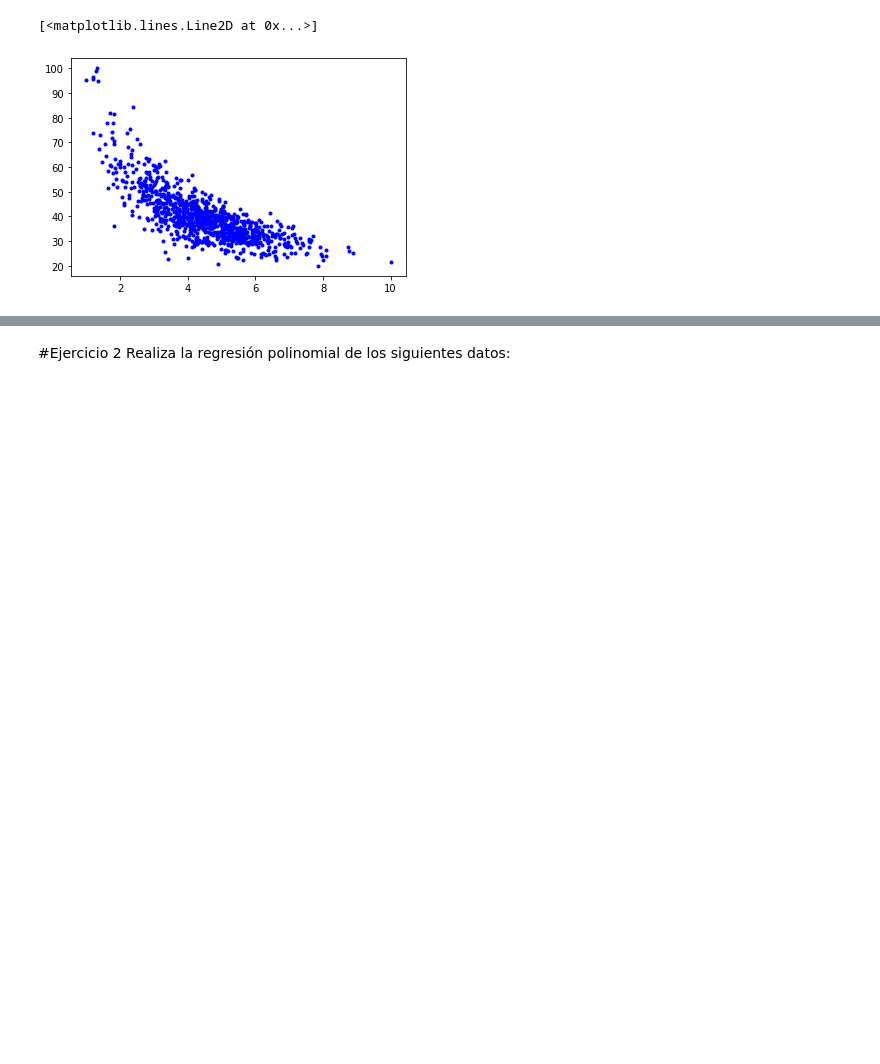
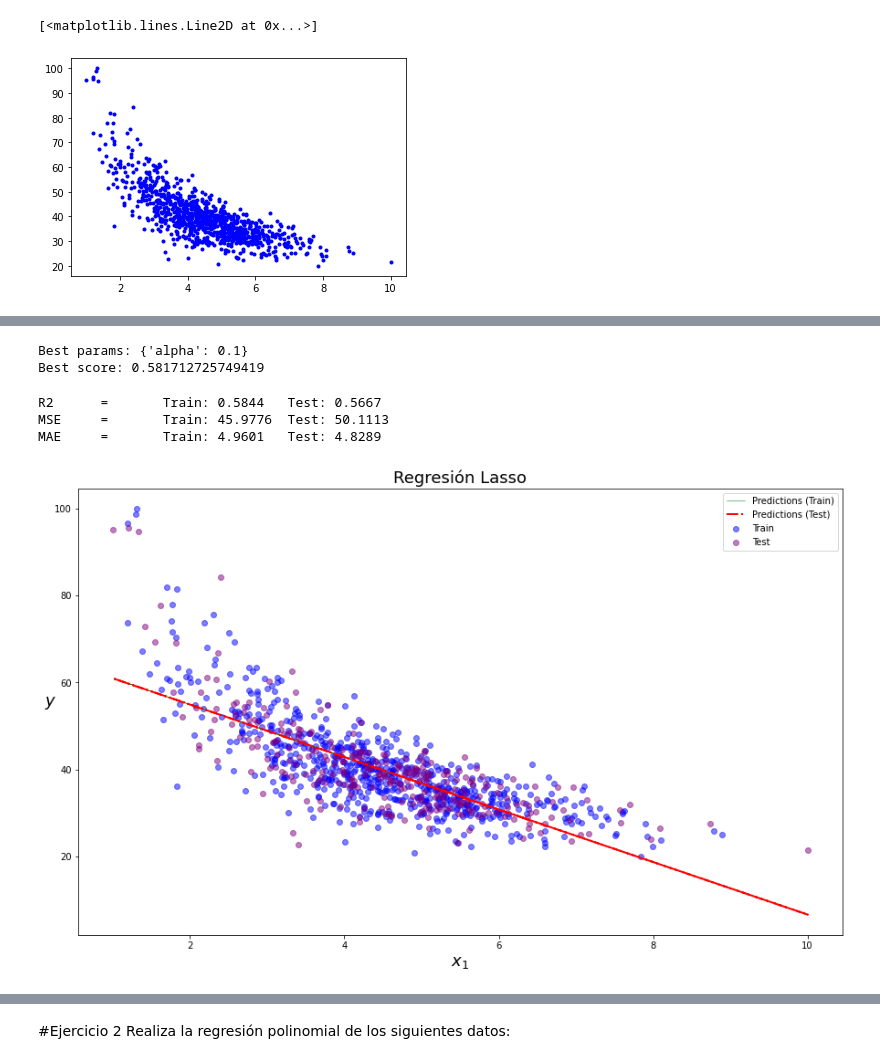
Before and after one commit to PosgradoMNA/actividades-de-aprendizaje-cardonasebastian, a Jupyter notebook: TecMty_Regresion_lineal_polinomial.ipynb, the cells around one changed output, grey strips where cells are left out. Saved outputs shown, nothing was run; the diff lists cells and outputs as text; code cells hidden in the pictures; blank space fills up the shorter version.

```diff
--- a/TecMty_Regresion_lineal_polinomial.ipynb
+++ b/TecMty_Regresion_lineal_polinomial.ipynb
@@ -317,0 +548,70 @@ NameError: ignored
+# %%
+grid = GridSearchCV(
+    estimator=Lasso(random_state=35),
+    param_grid={
+      'alpha': [0.001, 0.01, 0.1, 1, 10, 100, 1000],
+    },
+    cv=5,
+    n_jobs=-1,
+)
+
+res = grid.fit(X_train, y_train)
+print ("Best params:", res.best_params_)
+print ("Best score:", res.best_score_)
+# %% [output]
+Best params: {'alpha': 0.1}
+Best score: 0.581712725749419
+# %%
+lasso_model = Lasso(alpha=0.1)
+lasso_model.fit(X_train, y_train)
+
+y_hat_train_lasso = lasso_model.predict(X_train)
+y_hat_test_lasso = lasso_model.predict(X_test)
+
+print(
+  "R2 \t= \tTrain: %.4f\tTest: %.4f" %
+  (r2_score(y_train,y_hat_train_lasso), r2_score(y_test, y_hat_test_lasso))
+)
+
+print(
+  "MSE \t= \tTrain: %.4f\tTest: %.4f" %
+  (mean_squared_error(y_train,y_hat_train_lasso), mean_squared_error(y_test,y_hat_test_lasso))
+)
+
+print(
+  "MAE \t= \tTrain: %.4f\tTest: %.4f" %
+  (mean_absolute_error(y_train,y_hat_train_lasso), mean_absolute_error(y_test,y_hat_test_lasso))
+)
+
+
+
+nombres.append('Lasso')
+scores_r2.append([
+    r2_score(y_train, y_hat_train_lasso),
+    r2_score(y_test, y_hat_test_lasso),
+])
+
+scores_mae.append([
+    mean_absolute_error(y_train, y_hat_train_lasso),
+    mean_absolute_error(y_test, y_hat_test_lasso),
+])
+# %% [output]
+R2      =       Train: 0.5844   Test: 0.5667
+MSE     =       Train: 45.9776  Test: 50.1113
+MAE     =       Train: 4.9601   Test: 4.8289
+# %%
+plt.figure (figsize=(15, 9))
+
+plt.scatter(X_train, y_train, label='Train', color='blue', alpha=0.5)
+plt.scatter(X_test, y_test, label='Test', color='purple', alpha=0.5)
+plt.plot(X_train, y_hat_train_lasso, color='green', label='Predictions (Train)', linewidth=0.5, linestyle='solid')
+plt.plot(X_test, y_hat_test_lasso, color='red', label='Predictions (Test)', linewidth=2, linestyle='dashdot')
+
+plt. legend()
+
+plt.xlabel("$x_1$", fontsize=18)
+plt.ylabel("$y$", rotation=0, fontsize=18)
+plt.title ("Regresión Lasso", fontsize=18)
+plt.show()
+# %% [output]
+[figure, added]
```
Also changed, not shown: parts of 49 cells of this notebook.
